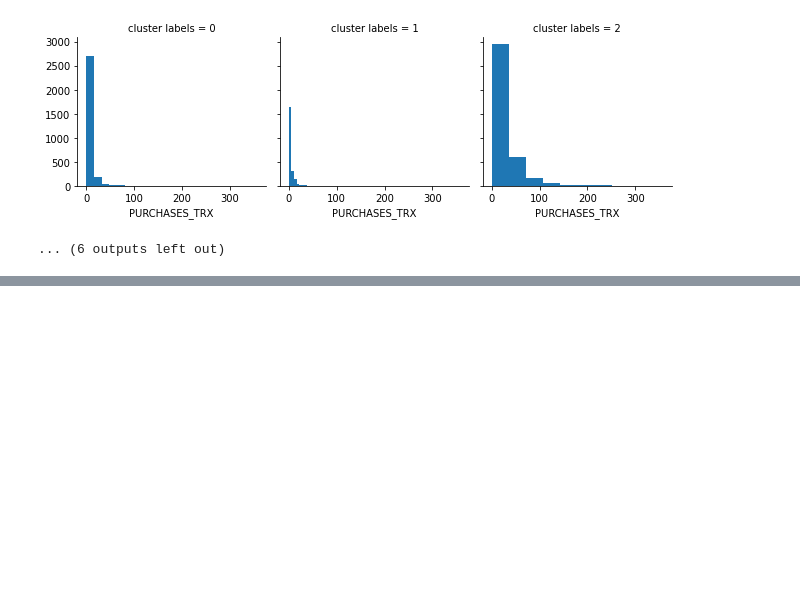
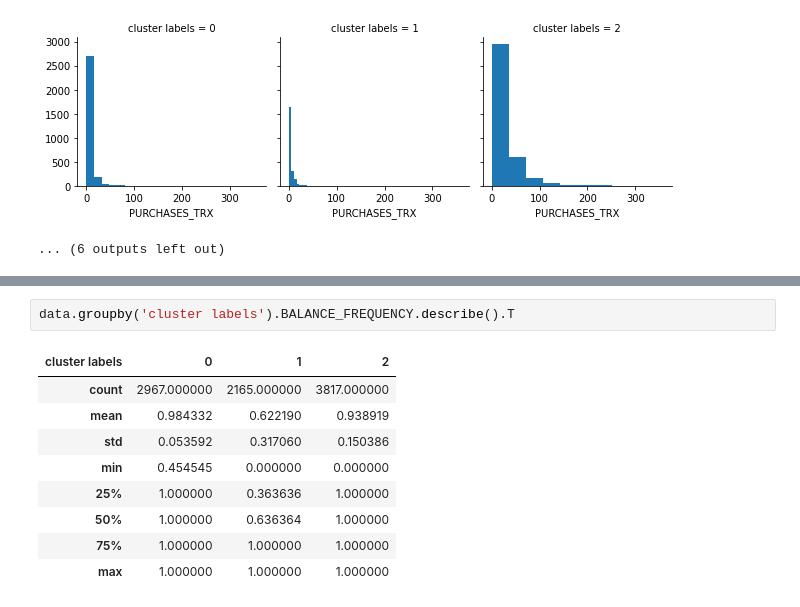
Before and after one commit to AntonioMoralCevallos/BA820-GroupProject, a Jupyter notebook: EDA_Antonio.ipynb, the cells around one changed output, grey strips where cells are left out. Saved outputs shown, nothing was run; the diff lists cells and outputs as text; blank space fills up the shorter version.

```diff
--- a/EDA_Antonio.ipynb
+++ b/EDA_Antonio.ipynb
@@ -223,0 +237,12 @@ for c in data:
+# %%
+data.groupby('cluster labels').BALANCE_FREQUENCY.describe().T
+# %% [output]
+| cluster labels | 0 | 1 | 2 |
+| count | 2967.000000 | 2165.000000 | 3817.000000 |
+| mean | 0.984332 | 0.622190 | 0.938919 |
+| std | 0.053592 | 0.317060 | 0.150386 |
+| min | 0.454545 | 0.000000 | 0.000000 |
+| 25% | 1.000000 | 0.363636 | 1.000000 |
+| 50% | 1.000000 | 0.636364 | 1.000000 |
+| 75% | 1.000000 | 1.000000 | 1.000000 |
+| max | 1.000000 | 1.000000 | 1.000000 |
```
Also changed, not shown: parts of 16 cells of this notebook.
